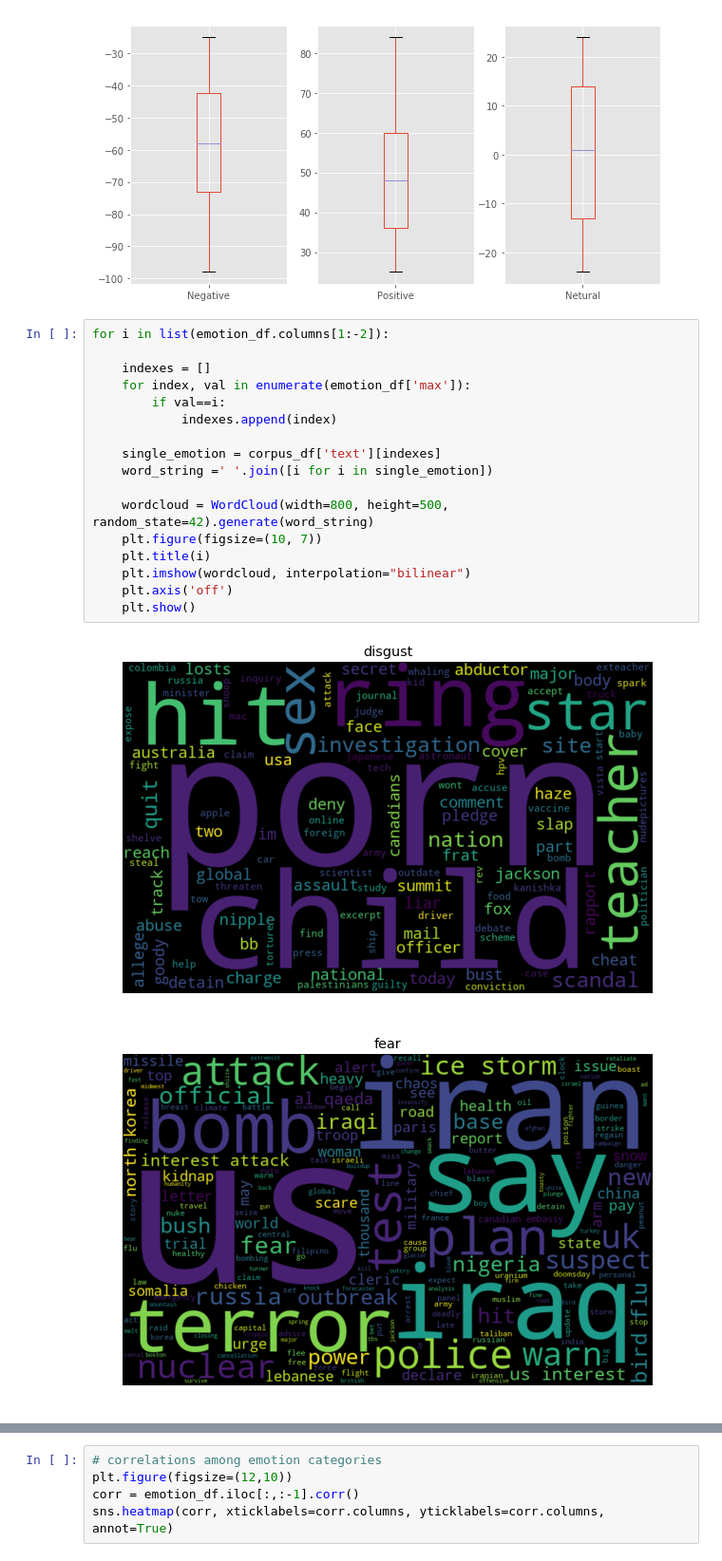
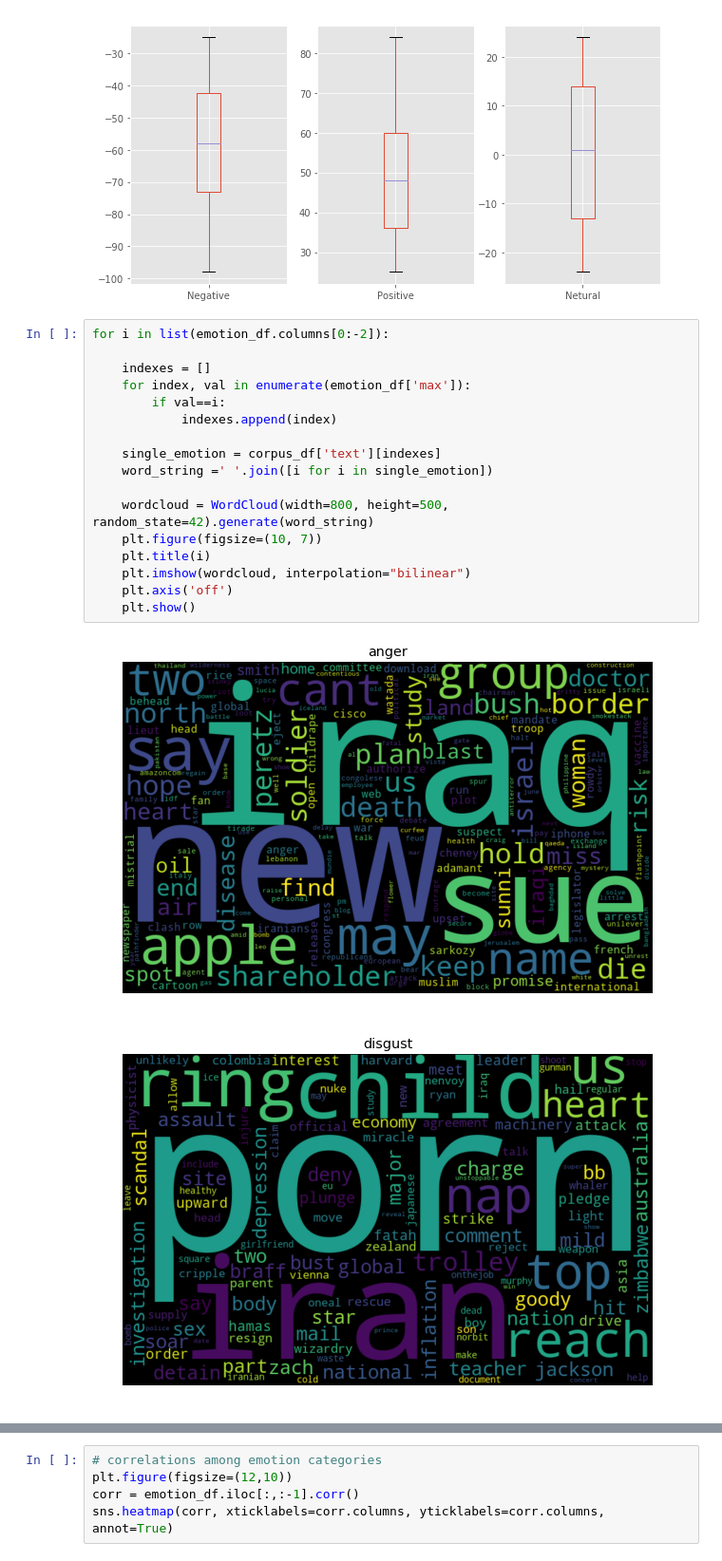
Before and after one commit to kemepley/Detecting_Emotions, a Jupyter notebook: workbook.ipynb, the cells around one changed output, grey strips where cells are left out. Shown at 95% size. Saved outputs shown, nothing was run; the diff lists cells and outputs as text.

Commit message:
Add prediction visualization

```diff
--- a/workbook.ipynb
+++ b/workbook.ipynb
@@ -111,22 +112,22 @@ plt.xticks([1], labels=["Netural"])
  <a list of 1 Text xticklabel objects>)
 [figure]
 # %%
-for i in list(emotion_df.columns[1:-2]):
+for i in list(emotion_df.columns[0:-2]):
 
     indexes = []
     for index, val in enumerate(emotion_df['max']):
         if val==i:
             indexes.append(index)
 
     single_emotion = corpus_df['text'][indexes]
     word_string =' '.join([i for i in single_emotion])
 
     wordcloud = WordCloud(width=800, height=500, random_state=42).generate(word_string)
     plt.figure(figsize=(10, 7))
     plt.title(i)
     plt.imshow(wordcloud, interpolation="bilinear")
     plt.axis('off')
     plt.show()
 # %% [output]
-[figure, old version]
+[figure, new version]
-[figure, old version]
+[figure, new version]
```
Also changed, not shown: parts of 22 cells of this notebook, 2 other files.
